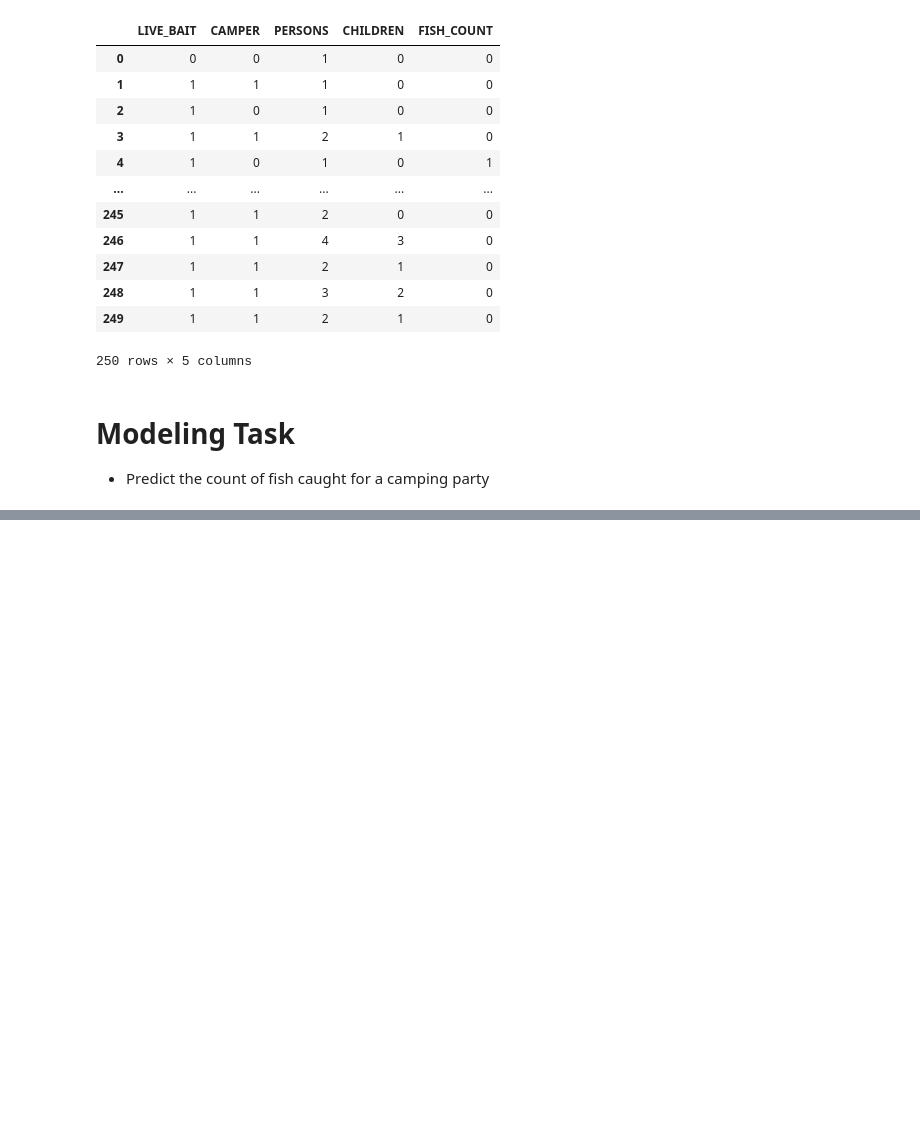
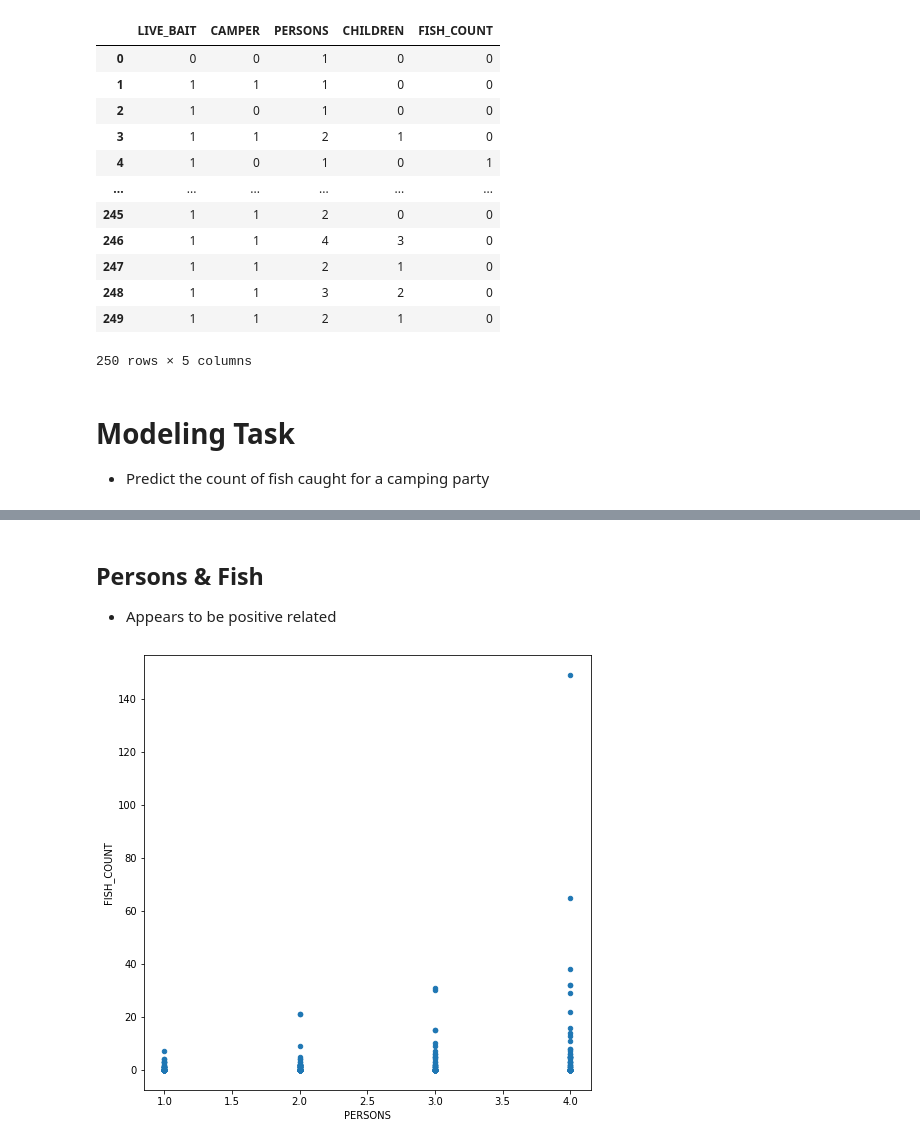
Before and after one commit to swilsonmfc/linear, a Jupyter notebook: Camping.ipynb, the cells around one changed output, grey strips where cells are left out. Saved outputs shown, nothing was run; the diff lists cells and outputs as text; code cells hidden in the pictures; blank space fills up the shorter version.

```diff
--- a/Camping.ipynb
+++ b/Camping.ipynb
@@ -36,0 +85,7 @@ camping_df
+# %% [markdown]
+## Persons & Fish
+* Appears to be positive related
+# %%
+camping_df.plot.scatter(x='PERSONS', y='FISH_COUNT', figsize=(8, 8));
+# %% [output]
+[figure, added]
```
Also changed, not shown: parts of 69 cells of this notebook.
